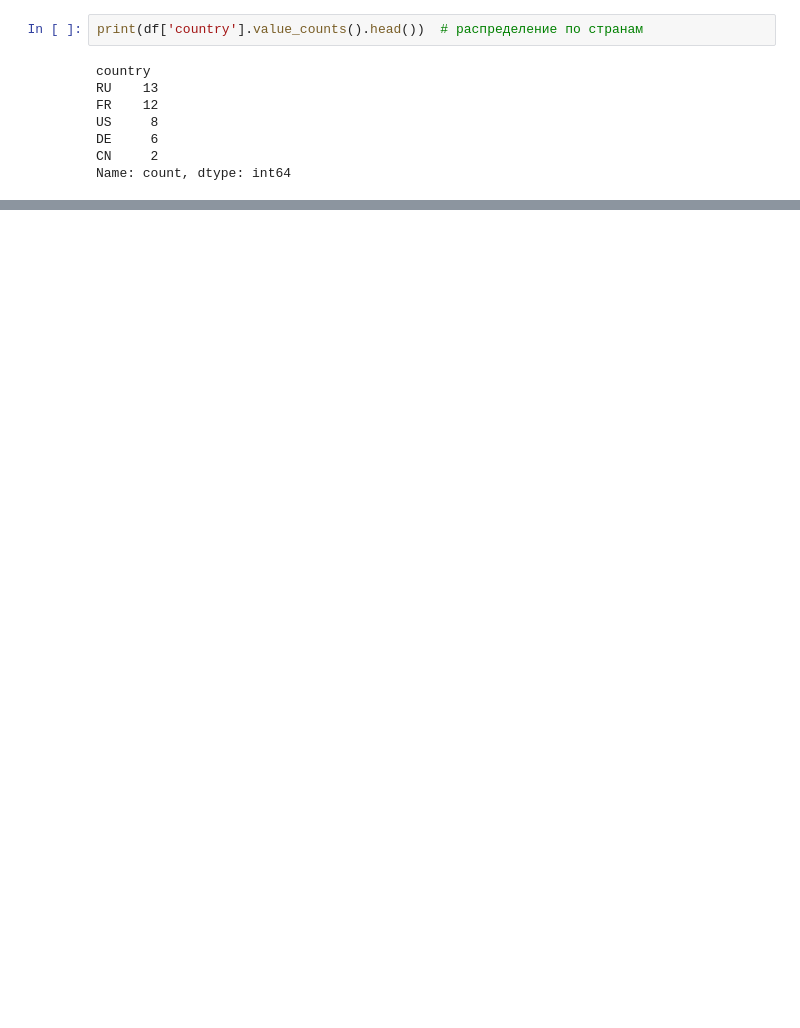
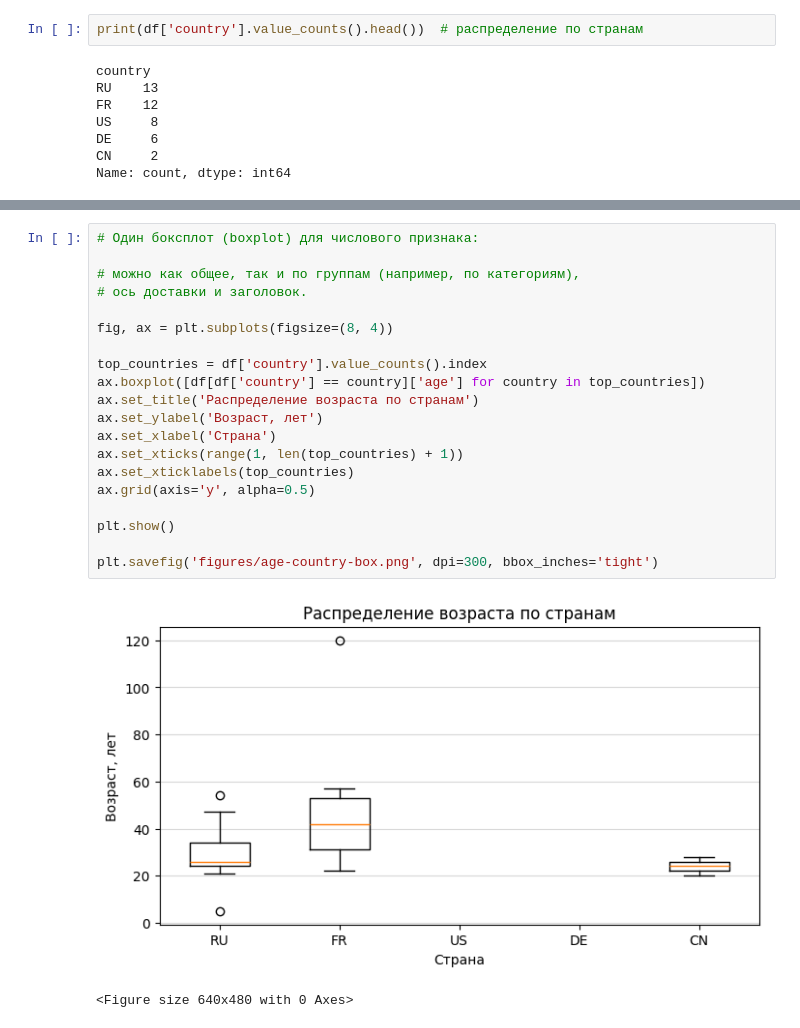
Before and after one commit to SyperGiri/eaa_digital_department_gr2, a Jupyter notebook: homeworks/HW02/HW02.ipynb, the cells around one changed output, grey strips where cells are left out. Drawn from its saved outputs; the diff is of its cells as text; blank space fills up the shorter version.

```diff
--- a/homeworks/HW02/HW02.ipynb
+++ b/homeworks/HW02/HW02.ipynb
@@ -183,0 +211,23 @@ age_group
+# %%
+# Один боксплот (boxplot) для числового признака:
+
+# можно как общее, так и по группам (например, по категориям),
+# ось доставки и заголовок.
+
+fig, ax = plt.subplots(figsize=(8, 4))
+
+top_countries = df['country'].value_counts().index
+ax.boxplot([df[df['country'] == country]['age'] for country in top_countries])
+ax.set_title('Распределение возраста по странам')
+ax.set_ylabel('Возраст, лет')
+ax.set_xlabel('Страна')
+ax.set_xticks(range(1, len(top_countries) + 1))
+ax.set_xticklabels(top_countries)
+ax.grid(axis='y', alpha=0.5)
+
+plt.show()
+
+plt.savefig('figures/age-country-box.png', dpi=300, bbox_inches='tight')
+# %% [output]
+[figure, added]
+<Figure size 640x480 with 0 Axes>
```
Also changed, not shown: parts of 6 cells of this notebook, 3 other files.
